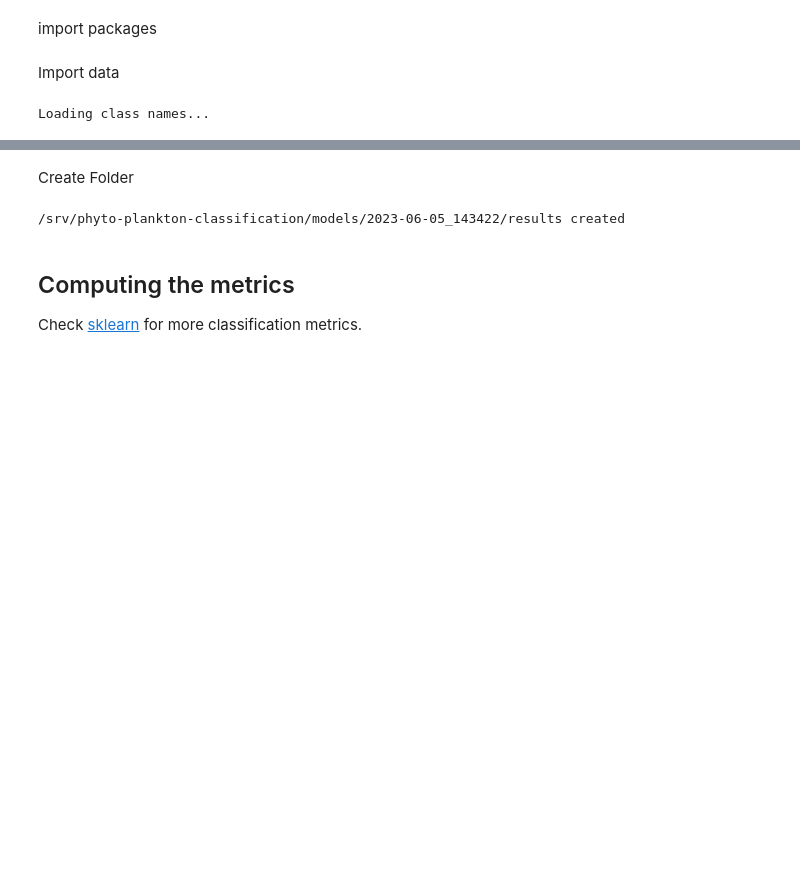
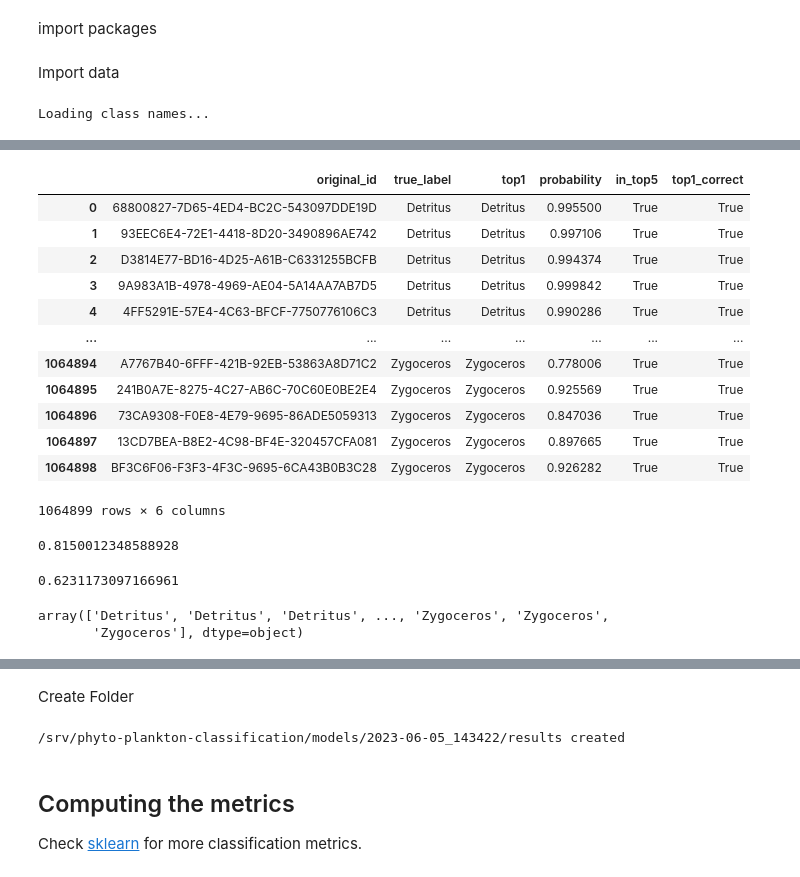
Before and after one commit to lifewatch/phyto-plankton-classification, a Jupyter notebook: notebooks/3.1-Prediction_statistics.ipynb, the cells around one changed output, grey strips where cells are left out. Cells and saved outputs as stored; diff of their text form; code cells hidden in the pictures; blank space fills up the shorter version.

```diff
--- a/notebooks/3.1-Prediction_statistics.ipynb
+++ b/notebooks/3.1-Prediction_statistics.ipynb
@@ -54,2 +70,31 @@ Loading class names...
 # %%
-data = pd.read_csv(r"./data/performance_data.csv")
+data = pd.read_csv(r"/srv/phyto-plankton-classification/data/performance_data.csv")
+# %%
+data
+# %% [output]
+|  | original_id | true_label | top1 | probability | in_top5 | top1_correct |
+| 0 | 68800827-7D65-4ED4-BC2C-543097DDE19D | Detritus | Detritus | 0.995500 | True | True |
+| 1 | 93EEC6E4-72E1-4418-8D20-3490896AE742 | Detritus | Detritus | 0.997106 | True | True |
+| 2 | D3814E77-BD16-4D25-A61B-C6331255BCFB | Detritus | Detritus | 0.994374 | True | True |
+| 3 | 9A983A1B-4978-4969-AE04-5A14AA7AB7D5 | Detritus | Detritus | 0.999842 | True | True |
+| 4 | 4FF5291E-57E4-4C63-BFCF-7750776106C3 | Detritus | Detritus | 0.990286 | True | True |
+| ... | ... | ... | ... | ... | ... | ... |
+| 1064894 | A7767B40-6FFF-421B-92EB-53863A8D71C2 | Zygoceros | Zygoceros | 0.778006 | True | True |
+| 1064895 | 241B0A7E-8275-4C27-AB6C-70C60E0BE2E4 | Zygoceros | Zygoceros | 0.925569 | True | True |
+| 1064896 | 73CA9308-F0E8-4E79-9695-86ADE5059313 | Zygoceros | Zygoceros | 0.847036 | True | True |
+| 1064897 | 13CD7BEA-B8E2-4C98-BF4E-320457CFA081 | Zygoceros | Zygoceros | 0.897665 | True | True |
+| 1064898 | BF3C6F06-F3F3-4F3C-9695-6CA43B0B3C28 | Zygoceros | Zygoceros | 0.926282 | True | True |
+1064899 rows × 6 columns
+# %%
+np.sum(data["in_top5"])/len(data)
+# %% [output]
+0.8150012348588928
+# %%
+np.sum(data["top1_correct"])/len(data)
+# %% [output]
+0.6231173097166961
+# %%
+pred_dict['true_label'].values
+# %% [output]
+array(['Detritus', 'Detritus', 'Detritus', ..., 'Zygoceros', 'Zygoceros',
+       'Zygoceros'], dtype=object)
```
Also changed, not shown: parts of 8 cells of this notebook, 6 other files.
